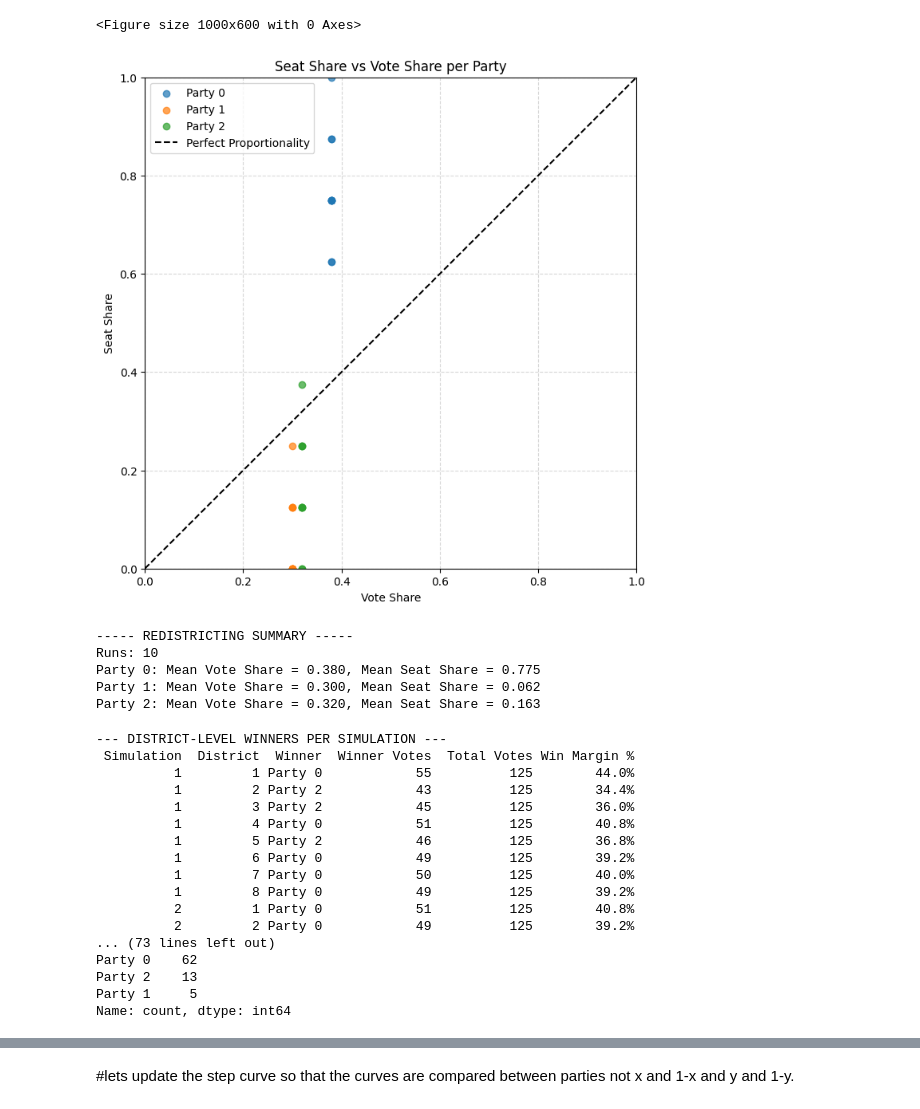
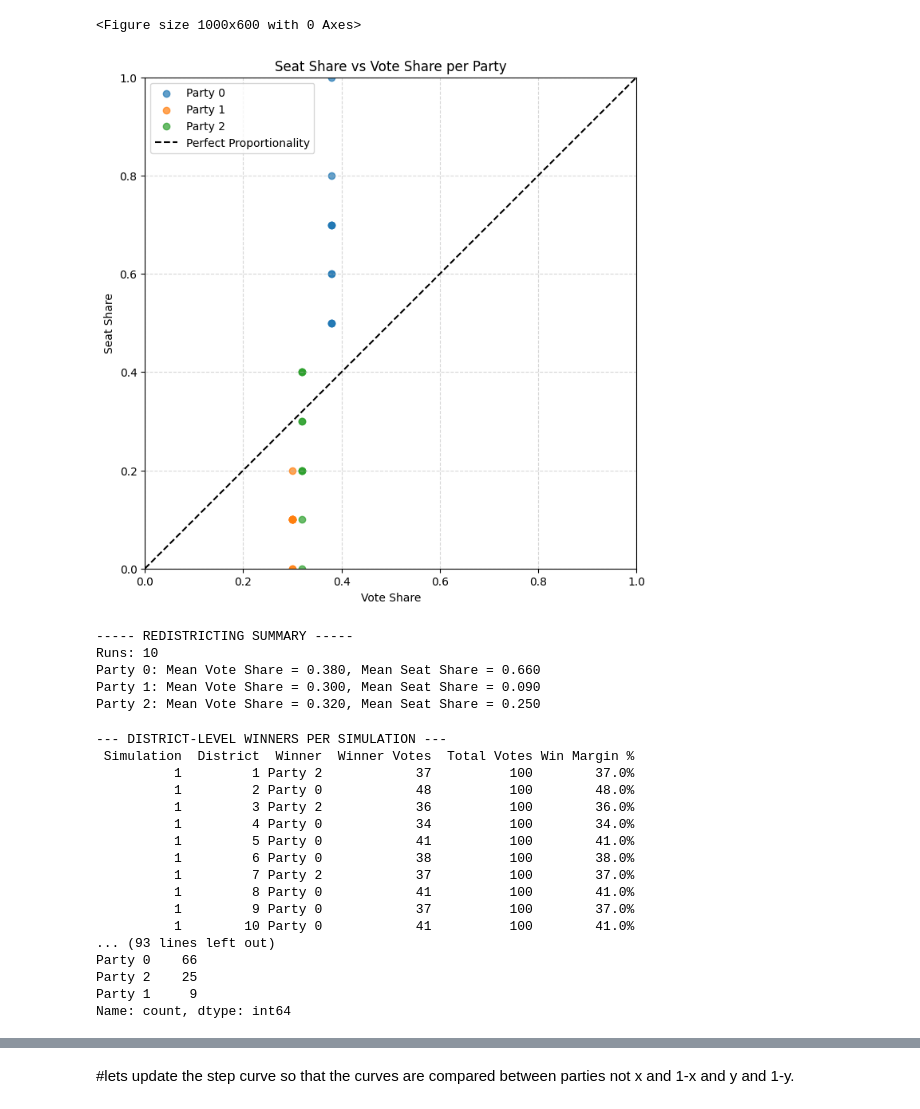
Before and after one commit to CarlLienert/SeniorCapstone, a Jupyter notebook: sim_6000NEW.ipynb, the cells around one changed output, grey strips where cells are left out. Saved outputs shown, nothing was run; the diff lists cells and outputs as text; code cells hidden in the pictures.

```diff
--- a/sim_6000NEW.ipynb
+++ b/sim_6000NEW.ipynb
@@ -14,7 +14,7 @@ WIDTH = 380
 HEIGHT = 280
 NUM_VOTERS = 1000       # Can change
 NUM_PARTIES = 3       # Can change
-NUM_DISTRICTS = 8
+NUM_DISTRICTS = 10
 VOTERS_PER_DISTRICT = NUM_VOTERS // NUM_DISTRICTS
 NUM_RUNS = 10           # Number of redistricting simulations
 
@@ -529,39 +529,39 @@ plt.figure(figsize=(8,8))
 for party in PARTY_IDS:
     vote_shares = [run[party] for run in all_pr_vote_shares]
     seat_shares = [run[party] for run in all_pr_seat_shares]
     plt.scatter(vote_shares, seat_shares, alpha=0.7, label=party)
 
 plt.plot([0,1],[0,1], linestyle='--', color='black', label='Perfect Proportionality')
 plt.xlabel("Vote Share")
 plt.ylabel("Seat Share")
 plt.title("Seat Share vs Vote Share per Party")
 plt.xlim(0,1)
 plt.ylim(0,1)
 plt.gca().set_aspect('equal', adjustable='box')
 plt.legend()
 plt.grid(True, linestyle="--", alpha=0.5)
 plt.show()
 
 # ------------------------
 # SUMMARY
 # ------------------------
 print("\n----- REDISTRICTING SUMMARY -----")
 print("Runs:", NUM_RUNS)
 if NUM_PARTIES == 2:
     print("Mean Efficiency Gap:", np.nanmean(all_efficiency_gaps))
     print("Std Efficiency Gap:", np.nanstd(all_efficiency_gaps))
 for party in PARTY_IDS:
     mean_vote = np.mean([run[party] for run in all_pr_vote_shares])
     mean_seat = np.mean([run[party] for run in all_pr_seat_shares])
     print(f"{party}: Mean Vote Share = {mean_vote:.3f}, Mean Seat Share = {mean_seat:.3f}")
 # %% [output]
 <Figure size 1000x600 with 0 Axes>
-[figure, old version]
+[figure, new version]
 ----- REDISTRICTING SUMMARY -----
 Runs: 10
-Party 0: Mean Vote Share = 0.380, Mean Seat Share = 0.775
-Party 1: Mean Vote Share = 0.300, Mean Seat Share = 0.062
-Party 2: Mean Vote Share = 0.320, Mean Seat Share = 0.163
+Party 0: Mean Vote Share = 0.380, Mean Seat Share = 0.660
+Party 1: Mean Vote Share = 0.300, Mean Seat Share = 0.090
+Party 2: Mean Vote Share = 0.320, Mean Seat Share = 0.250
 # %%
 import pandas as pd
 
@@ -606,20 +606,20 @@ print(df_detailed['Winner'].value_counts())
 # %% [output]
 --- DISTRICT-LEVEL WINNERS PER SIMULATION ---
  Simulation  District  Winner  Winner Votes  Total Votes Win Margin %
-          1         1 Party 0            55          125        44.0%
-          1         2 Party 2            43          125        34.4%
-          1         3 Party 2            45          125        36.0%
-          1         4 Party 0            51          125        40.8%
-          1         5 Party 2            46          125        36.8%
-          1         6 Party 0            49          125        39.2%
-          1         7 Party 0            50          125        40.0%
-          1         8 Party 0            49          125        39.2%
-          2         1 Party 0            51          125        40.8%
-          2         2 Party 0            49          125        39.2%
-... (73 lines left out)
-Party 0    62
-Party 2    13
-Party 1     5
+          1         1 Party 2            37          100        37.0%
+          1         2 Party 0            48          100        48.0%
+          1         3 Party 2            36          100        36.0%
+          1         4 Party 0            34          100        34.0%
+          1         5 Party 0            41          100        41.0%
+          1         6 Party 0            38          100        38.0%
+          1         7 Party 2            37          100        37.0%
+          1         8 Party 0            41          100        41.0%
+          1         9 Party 0            37          100        37.0%
+          1        10 Party 0            41          100        41.0%
+... (93 lines left out)
+Party 0    66
+Party 2    25
+Party 1     9
 Name: count, dtype: int64
 # %%
 plot_step_and_complement(all_step_curves[9]["Party 0"], NUM_DISTRICTS)
```
Also changed, not shown: parts of 11 cells of this notebook.
